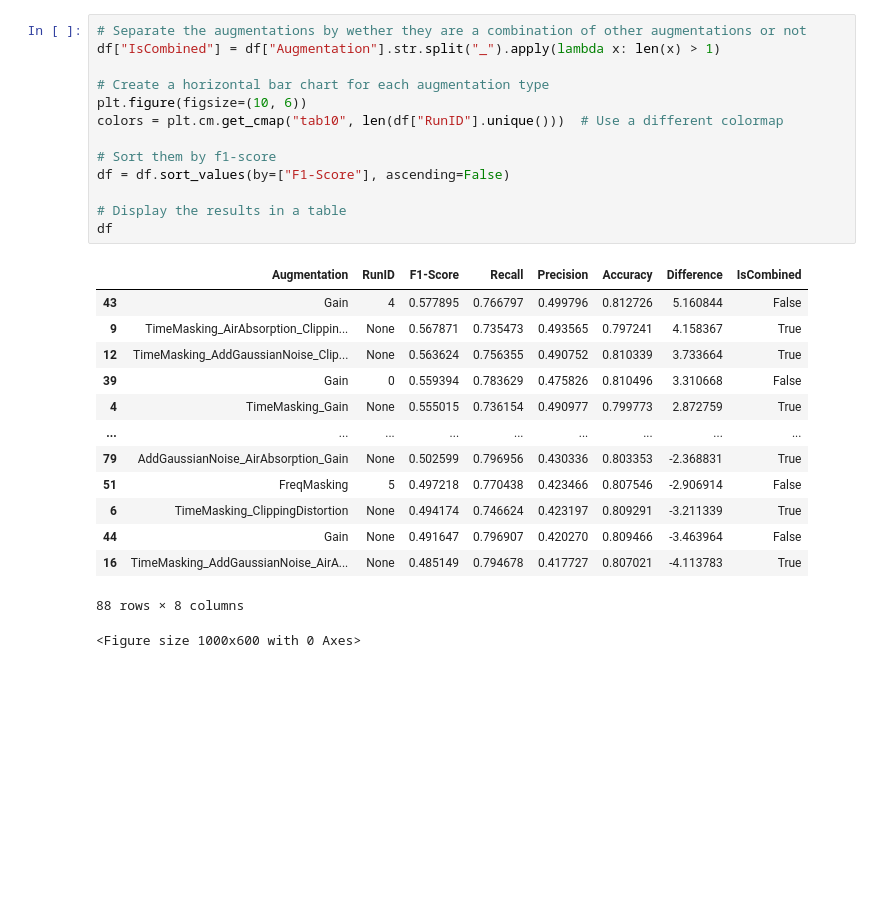
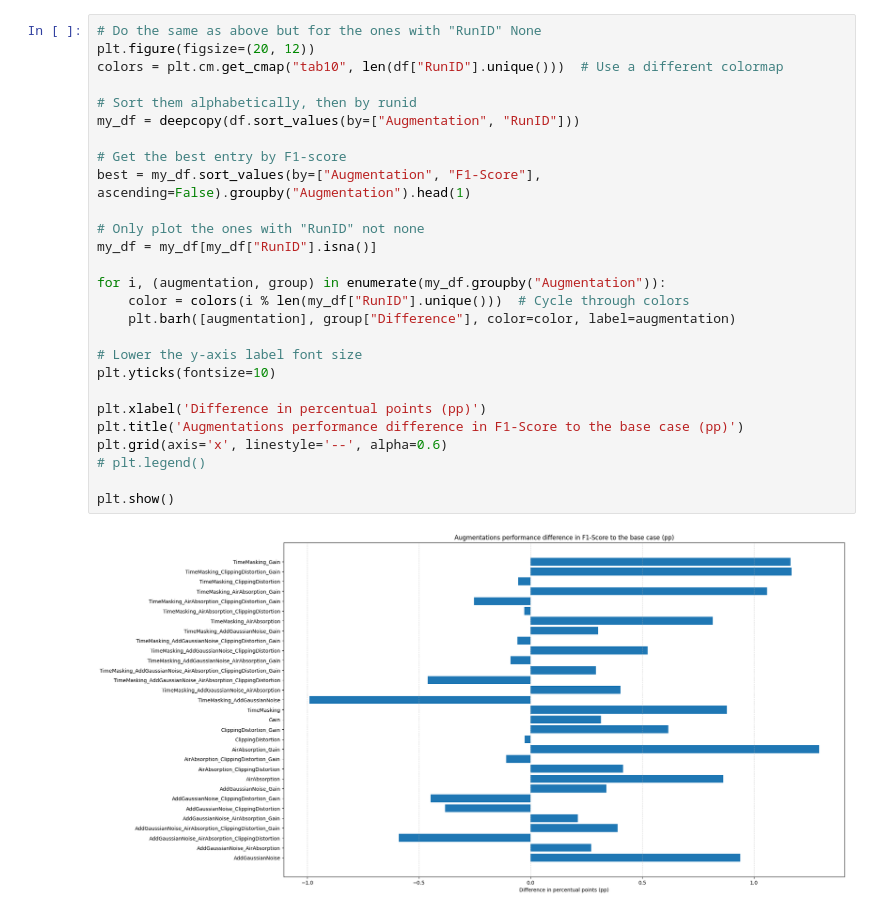
Before and after one commit to DiogoFerrao/Magalhaes, a Jupyter notebook: notebooks/wandb_query.ipynb, the cells around one changed output. Drawn from its saved outputs; the diff is of its cells as text; blank space fills up the shorter version.

```diff
--- a/notebooks/wandb_query.ipynb
+++ b/notebooks/wandb_query.ipynb
@@ -106,31 +131,32 @@ plt.show()
-# %%
-# Separate the augmentations by wether they are a combination of other augmentations or not
-df["IsCombined"] = df["Augmentation"].str.split("_").apply(lambda x: len(x) > 1)
-
-# Create a horizontal bar chart for each augmentation type
-plt.figure(figsize=(10, 6))
-colors = plt.cm.get_cmap("tab10", len(df["RunID"].unique()))  # Use a different colormap
-
-# Sort them by f1-score
-df = df.sort_values(by=["F1-Score"], ascending=False)
-
-# Display the results in a table
-df
-# %% [output]
-|  | Augmentation | RunID | F1-Score | Recall | Precision | Accuracy | Difference | IsCombined |
-| 43 | Gain | 4 | 0.577895 | 0.766797 | 0.499796 | 0.812726 | 5.160844 | False |
-| 9 | TimeMasking_AirAbsorption_Clippin... | None | 0.567871 | 0.735473 | 0.493565 | 0.797241 | 4.158367 | True |
-| 12 | TimeMasking_AddGaussianNoise_Clip... | None | 0.563624 | 0.756355 | 0.490752 | 0.810339 | 3.733664 | True |
-| 39 | Gain | 0 | 0.559394 | 0.783629 | 0.475826 | 0.810496 | 3.310668 | False |
-| 4 | TimeMasking_Gain | None | 0.555015 | 0.736154 | 0.490977 | 0.799773 | 2.872759 | True |
-| ... | ... | ... | ... | ... | ... | ... | ... | ... |
-| 79 | AddGaussianNoise_AirAbsorption_Gain | None | 0.502599 | 0.796956 | 0.430336 | 0.803353 | -2.368831 | True |
-| 51 | FreqMasking | 5 | 0.497218 | 0.770438 | 0.423466 | 0.807546 | -2.906914 | False |
-| 6 | TimeMasking_ClippingDistortion | None | 0.494174 | 0.746624 | 0.423197 | 0.809291 | -3.211339 | True |
-| 44 | Gain | None | 0.491647 | 0.796907 | 0.420270 | 0.809466 | -3.463964 | False |
-| 16 | TimeMasking_AddGaussianNoise_AirA... | None | 0.485149 | 0.794678 | 0.417727 | 0.807021 | -4.113783 | True |
-88 rows × 8 columns
-<Figure size 1000x600 with 0 Axes>
+# %%
+# Do the same as above but for the ones with "RunID" None
+plt.figure(figsize=(20, 12))
+colors = plt.cm.get_cmap("tab10", len(df["RunID"].unique()))  # Use a different colormap
+
+# Sort them alphabetically, then by runid
+my_df = deepcopy(df.sort_values(by=["Augmentation", "RunID"]))
+
+# Get the best entry by F1-score
+best = my_df.sort_values(by=["Augmentation", "F1-Score"], ascending=False).groupby("Augmentation").head(1)
+
+# Only plot the ones with "RunID" not none
+my_df = my_df[my_df["RunID"].isna()]
+
+for i, (augmentation, group) in enumerate(my_df.groupby("Augmentation")):
+    color = colors(i % len(my_df["RunID"].unique()))  # Cycle through colors
+    plt.barh([augmentation], group["Difference"], color=color, label=augmentation)
+
+# Lower the y-axis label font size
+plt.yticks(fontsize=10)
+
+plt.xlabel('Difference in percentual points (pp)')
+plt.title('Augmentations performance difference in F1-Score to the base case (pp)')
+plt.grid(axis='x', linestyle='--', alpha=0.6)
+# plt.legend()
+
+plt.show()
+# %% [output]
+[figure, added]
 # %%
 #Get the 5 best performing augmentations, one per type
 best_augmentations = []
```
Also changed, not shown: parts of 6 cells of this notebook, 7 other files.
